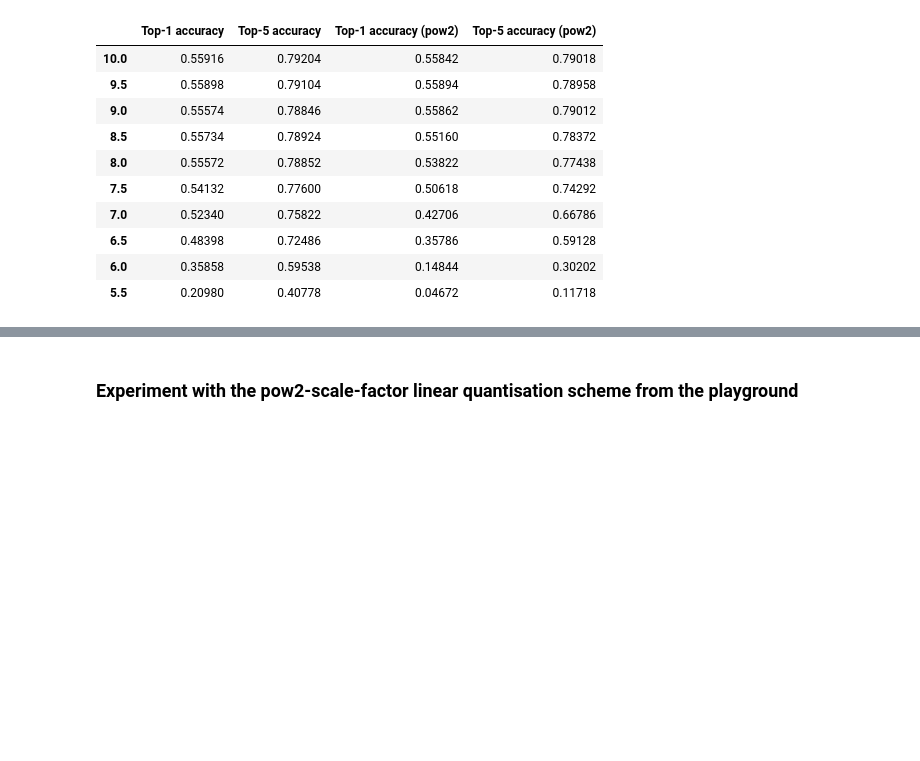
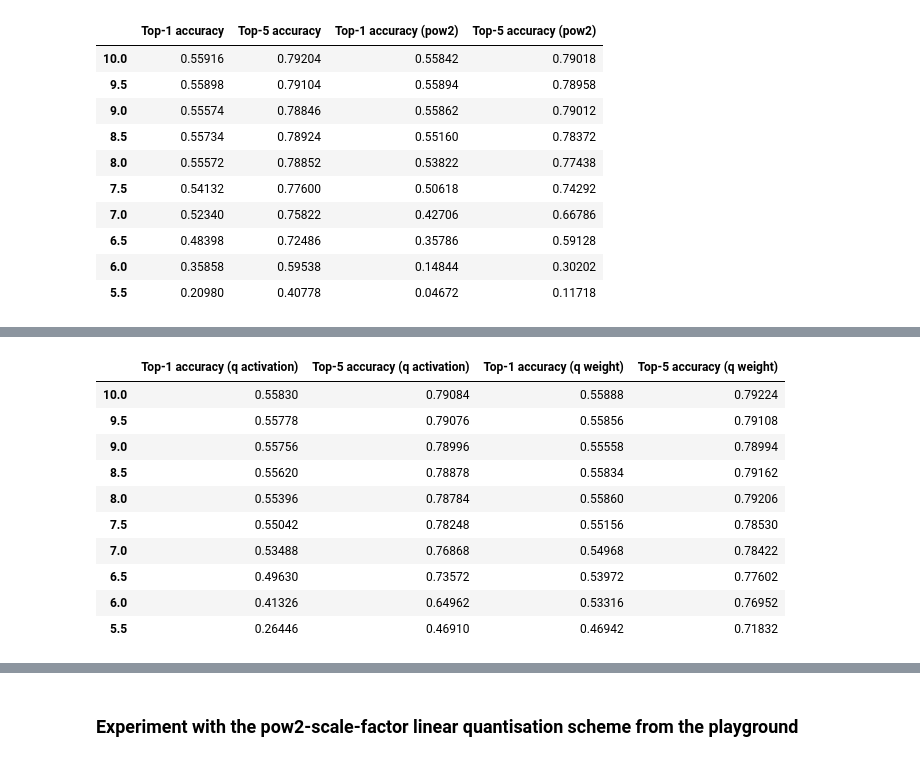
Before and after one commit to TMVector/pytorch-playground, a Jupyter notebook: Quant SqN.ipynb, the cells around one changed output, grey strips where cells are left out. Saved outputs shown, nothing was run; the diff lists cells and outputs as text; code cells hidden in the pictures; blank space fills up the shorter version.

Commit message:
Compare quantising only weights and only activations

```diff
--- a/Quant SqN.ipynb
+++ b/Quant SqN.ipynb
@@ -525,0 +530,27 @@ plt.show()
+# %%
+# Use the same dataset fetcher (it should loop if we use all the batches each time)
+val_ds = ds_fetcher(batch_size, data_root=data_root, train=False, input_size=input_size)
+
+bitwidths = [ v * 0.1 for v in range(100, 50, -5) ]
+a_bws   = [ misc.eval_model(model, val_ds, ngpu=ngpu, is_imagenet=is_imagenet,
+                            tqdm_fn=partial(tqdmnb, leave=False, desc='Batches'))
+            for bw in tqdm.tqdm_notebook(bitwidths, desc='Activation bitwidths')
+            for _reset in [val_ds.reset()]
+            for model in [duplicate_model_with_quantisation(model_orig,
+                                                            bw_activation=bw,
+                                                            bw_weight=32.0,
+                                                            bw_bias=None,
+                                                            constrain_bias_sf=True,
+                                                            pow2_sf=False)]
+          ]
+w_bws   = [ misc.eval_model(model, val_ds, ngpu=ngpu, is_imagenet=is_imagenet,
+                            tqdm_fn=partial(tqdmnb, leave=False, desc='Batches'))
+            for bw in tqdm.tqdm_notebook(bitwidths, desc='Weight bitwidths')
+            for _reset in [val_ds.reset()]
+            for model in [duplicate_model_with_quantisation(model_orig,
+                                                            bw_activation=32.0,
+                                                            bw_weight=bw,
+                                                            bw_bias=None,
+                                                            constrain_bias_sf=True,
+                                                            pow2_sf=False)]
+          ]
@@ -525,0 +609,19 @@ plt.show()
+# %%
+awbw_df = pd.DataFrame(index=bitwidths)
+awbw_df.rename_axis("Bitwidth")
+awbw_df['Top-1 accuracy (q activation)'], awbw_df['Top-5 accuracy (q activation)'] = zip(*a_bws)
+awbw_df['Top-1 accuracy (q weight)'], awbw_df['Top-5 accuracy (q weight)'] = zip(*w_bws)
+
+awbw_df
+# %% [output]
+|  | Top-1 accuracy (q activation) | Top-5 accuracy (q activation) | Top-1 accuracy (q weight) | Top-5 accuracy (q weight) |
+| 10.0 | 0.55830 | 0.79084 | 0.55888 | 0.79224 |
+| 9.5 | 0.55778 | 0.79076 | 0.55856 | 0.79108 |
+| 9.0 | 0.55756 | 0.78996 | 0.55558 | 0.78994 |
+| 8.5 | 0.55620 | 0.78878 | 0.55834 | 0.79162 |
+| 8.0 | 0.55396 | 0.78784 | 0.55860 | 0.79206 |
+| 7.5 | 0.55042 | 0.78248 | 0.55156 | 0.78530 |
+| 7.0 | 0.53488 | 0.76868 | 0.54968 | 0.78422 |
+| 6.5 | 0.49630 | 0.73572 | 0.53972 | 0.77602 |
+| 6.0 | 0.41326 | 0.64962 | 0.53316 | 0.76952 |
+| 5.5 | 0.26446 | 0.46910 | 0.46942 | 0.71832 |
```
Also changed, not shown: parts of 8 cells of this notebook, 1 other file.
